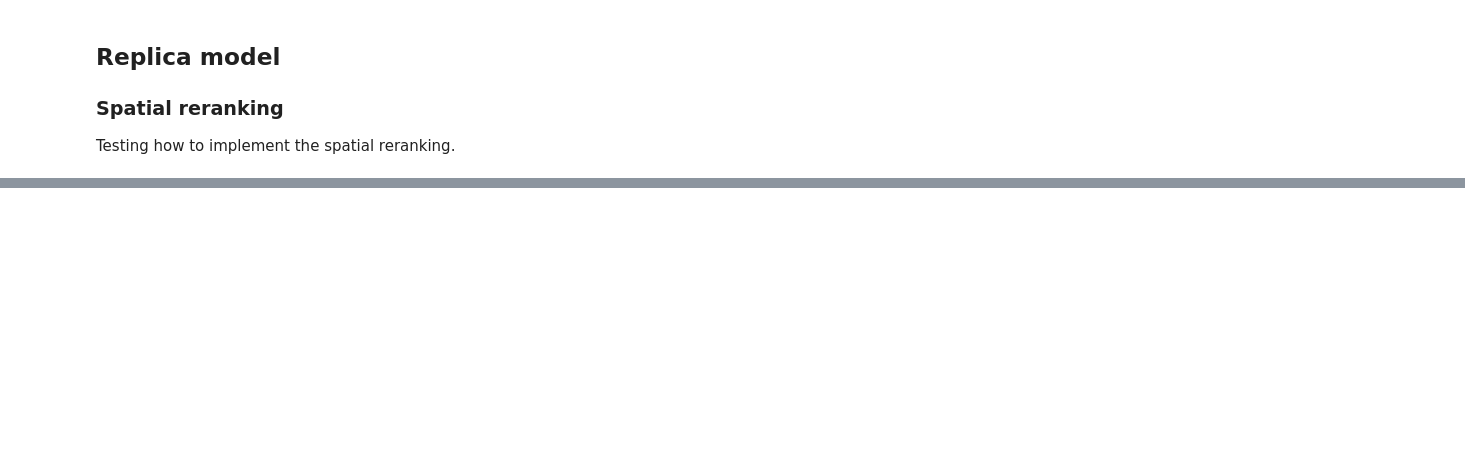
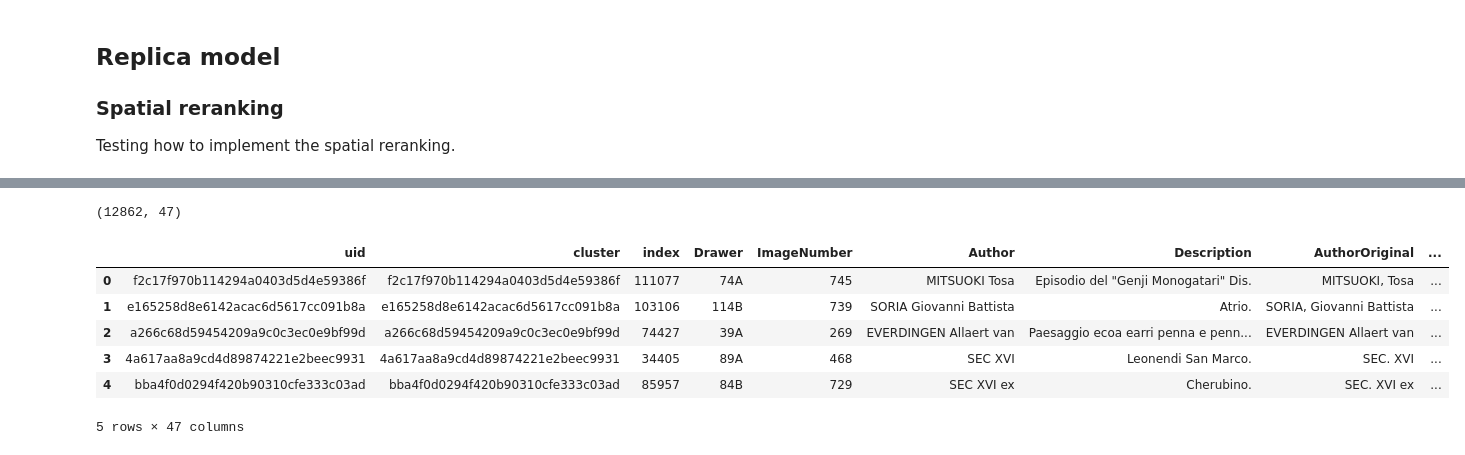
Before and after one commit to ludovicaschaerf/Cini_TDA, a Jupyter notebook: notebooks/Spatial reranking.ipynb, the cells around one changed output, grey strips where cells are left out. Drawn from its saved outputs; the diff is of its cells as text; code cells hidden in the pictures; blank space fills up the shorter version.

```diff
--- a/notebooks/Spatial reranking.ipynb
+++ b/notebooks/Spatial reranking.ipynb
@@ -32,0 +33,13 @@ replica_dir='/mnt/project_replica/datasets/cini/'
+# %%
+data = pd.read_csv(data_dir + 'dedup_data_sample.csv').drop(columns=['Unnamed: 0', 'level_0'])
+print(data.shape)
+data.head()
+# %% [output]
+(12862, 47)
+|  | uid | cluster | index | Drawer | ImageNumber | Author | Description | AuthorOriginal | ... |
+| 0 | f2c17f970b114294a0403d5d4e59386f | f2c17f970b114294a0403d5d4e59386f | 111077 | 74A | 745 | MITSUOKI Tosa | Episodio del "Genji Monogatari" Dis. | MITSUOKI, Tosa | ... |
+| 1 | e165258d8e6142acac6d5617cc091b8a | e165258d8e6142acac6d5617cc091b8a | 103106 | 114B | 739 | SORIA Giovanni Battista | Atrio. | SORIA, Giovanni Battista | ... |
+| 2 | a266c68d59454209a9c0c3ec0e9bf99d | a266c68d59454209a9c0c3ec0e9bf99d | 74427 | 39A | 269 | EVERDINGEN Allaert van | Paesaggio ecoa earri penna e penn... | EVERDINGEN Allaert van | ... |
+| 3 | 4a617aa8a9cd4d89874221e2beec9931 | 4a617aa8a9cd4d89874221e2beec9931 | 34405 | 89A | 468 | SEC XVI | Leonendi San Marco. | SEC. XVI | ... |
+| 4 | bba4f0d0294f420b90310cfe333c03ad | bba4f0d0294f420b90310cfe333c03ad | 85957 | 84B | 729 | SEC XVI ex | Cherubino. | SEC. XVI ex | ... |
+5 rows × 47 columns
```
Also changed, not shown: parts of 5 cells of this notebook, 1 other file.
